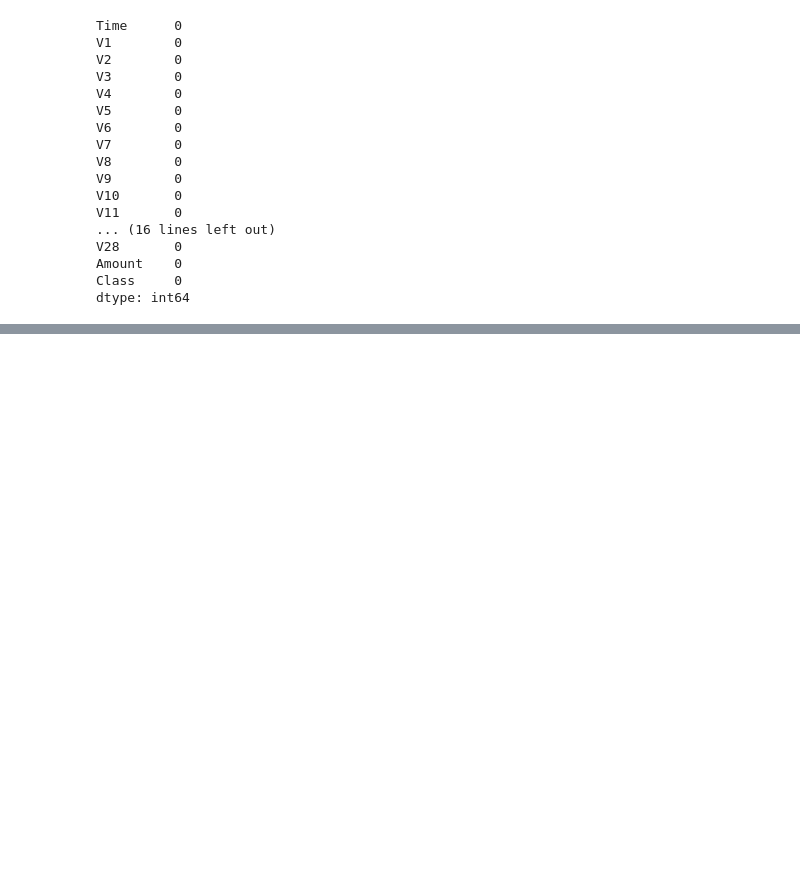
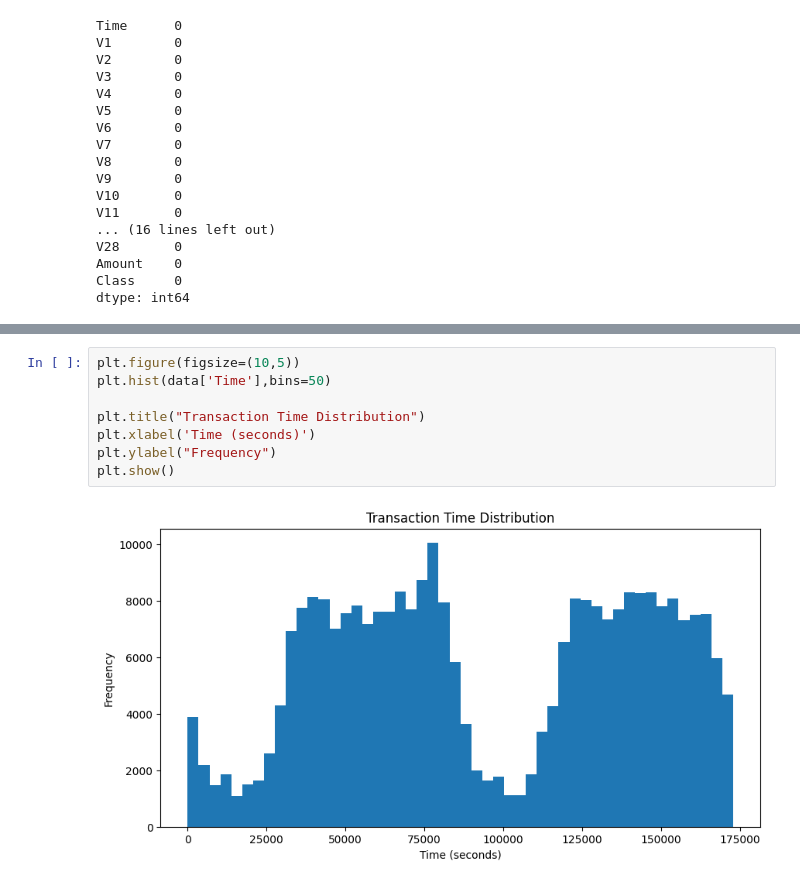
Before and after one commit to kanishka530/Smart-Bank-Transactions-Monitoring-and-Fraud-Detection-System, a Jupyter notebook: notebook/fraud_analysis.ipynb, the cells around one changed output, grey strips where cells are left out. Cells and saved outputs as stored; diff of their text form; blank space fills up the shorter version.

```diff
--- a/notebook/fraud_analysis.ipynb
+++ b/notebook/fraud_analysis.ipynb
@@ -81,0 +108,10 @@ Name: Amount, dtype: float64
+# %%
+plt.figure(figsize=(10,5))
+plt.hist(data['Time'],bins=50)
+
+plt.title("Transaction Time Distribution")
+plt.xlabel('Time (seconds)')
+plt.ylabel("Frequency")
+plt.show()
+# %% [output]
+[figure, added]
```
Also changed, not shown: parts of 8 cells of this notebook.
